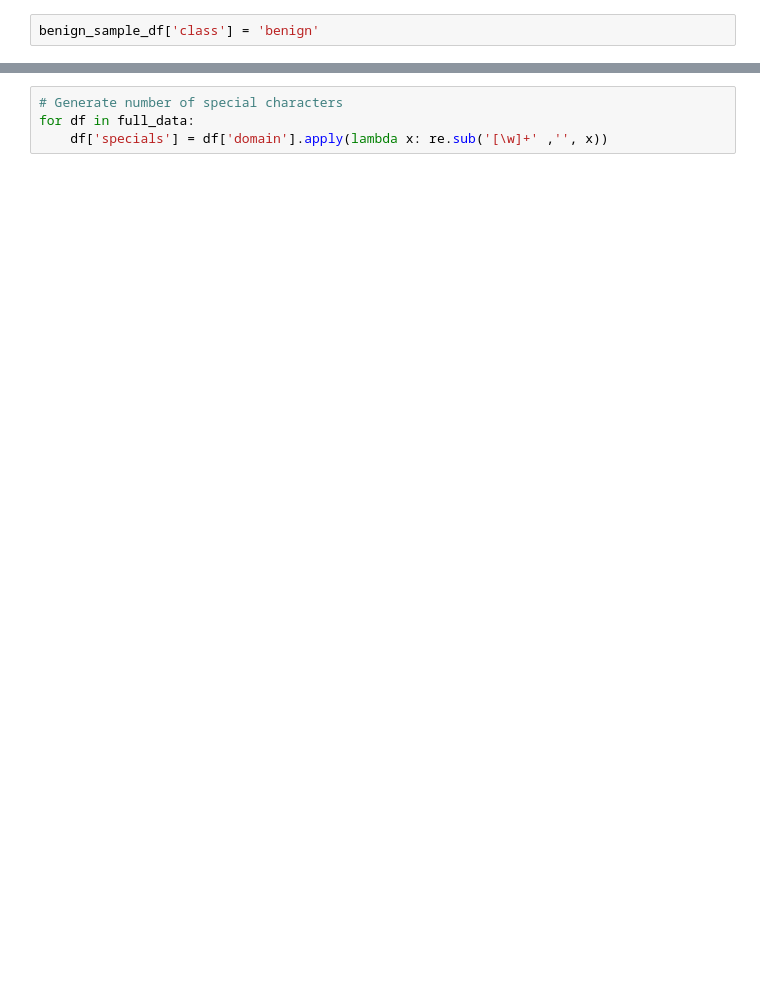
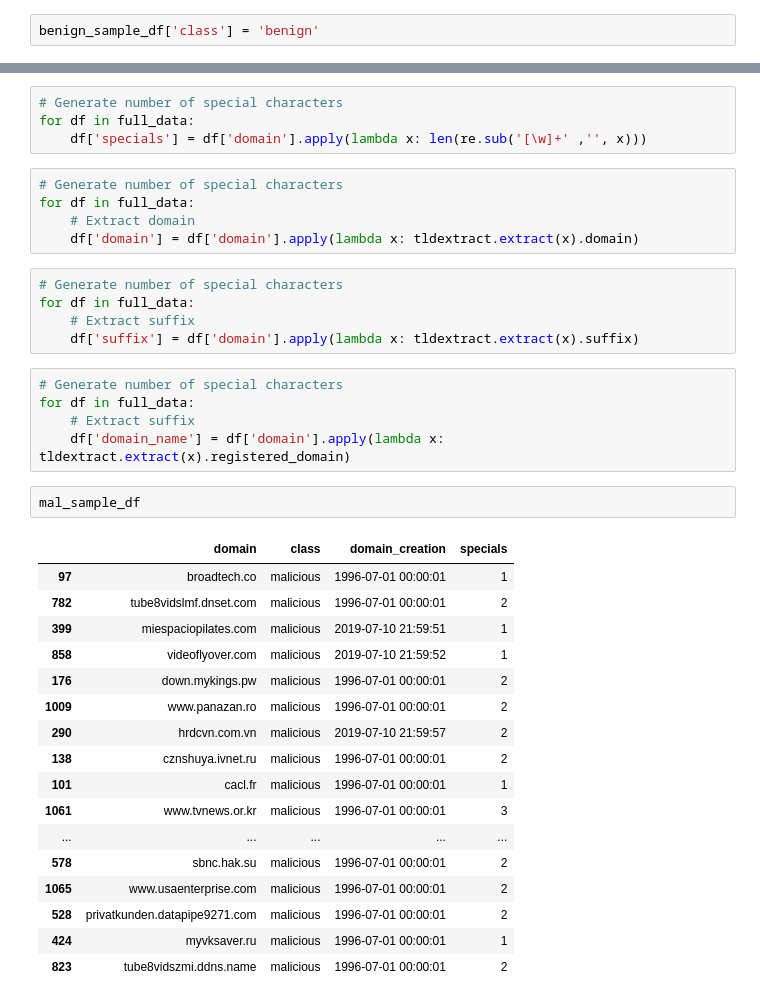
Before and after one commit to alistairwgillespie/blue_team_detection, a Jupyter notebook: notebooks/malurl_demo.ipynb, the cells around one changed output, grey strips where cells are left out. Drawn from its saved outputs; the diff is of its cells as text; blank space fills up the shorter version.

```diff
--- a/notebooks/malurl_demo.ipynb
+++ b/notebooks/malurl_demo.ipynb
@@ -133,4 +133,39 @@ ConnectionResetError: [Errno 54] Connection reset by peer
 # %%
 # Generate number of special characters
 for df in full_data:
-    df['specials'] = df['domain'].apply(lambda x: re.sub('[\w]+' ,'', x))
+    df['specials'] = df['domain'].apply(lambda x: len(re.sub('[\w]+' ,'', x)))
+# %%
+# Generate number of special characters
+for df in full_data:
+    # Extract domain
+    df['domain'] = df['domain'].apply(lambda x: tldextract.extract(x).domain)
+# %%
+# Generate number of special characters
+for df in full_data:
+    # Extract suffix
+    df['suffix'] = df['domain'].apply(lambda x: tldextract.extract(x).suffix)
+# %%
+# Generate number of special characters
+for df in full_data:
+    # Extract suffix
+    df['domain_name'] = df['domain'].apply(lambda x: tldextract.extract(x).registered_domain)
+# %%
+mal_sample_df
+# %% [output]
+|  | domain | class | domain_creation | specials |
+| 97 | broadtech.co | malicious | 1996-07-01 00:00:01 | 1 |
+| 782 | tube8vidslmf.dnset.com | malicious | 1996-07-01 00:00:01 | 2 |
+| 399 | miespaciopilates.com | malicious | 2019-07-10 21:59:51 | 1 |
+| 858 | videoflyover.com | malicious | 2019-07-10 21:59:52 | 1 |
+| 176 | down.mykings.pw | malicious | 1996-07-01 00:00:01 | 2 |
+| 1009 | www.panazan.ro | malicious | 1996-07-01 00:00:01 | 2 |
+| 290 | hrdcvn.com.vn | malicious | 2019-07-10 21:59:57 | 2 |
+| 138 | cznshuya.ivnet.ru | malicious | 1996-07-01 00:00:01 | 2 |
+| 101 | cacl.fr | malicious | 1996-07-01 00:00:01 | 1 |
+| 1061 | www.tvnews.or.kr | malicious | 1996-07-01 00:00:01 | 3 |
+| ... | ... | ... | ... | ... |
+| 578 | sbnc.hak.su | malicious | 1996-07-01 00:00:01 | 2 |
+| 1065 | www.usaenterprise.com | malicious | 1996-07-01 00:00:01 | 2 |
+| 528 | privatkunden.datapipe9271.com | malicious | 1996-07-01 00:00:01 | 2 |
+| 424 | myvksaver.ru | malicious | 1996-07-01 00:00:01 | 1 |
+| 823 | tube8vidszmi.ddns.name | malicious | 1996-07-01 00:00:01 | 2 |
```
Also changed, not shown: parts of 9 cells of this notebook.
